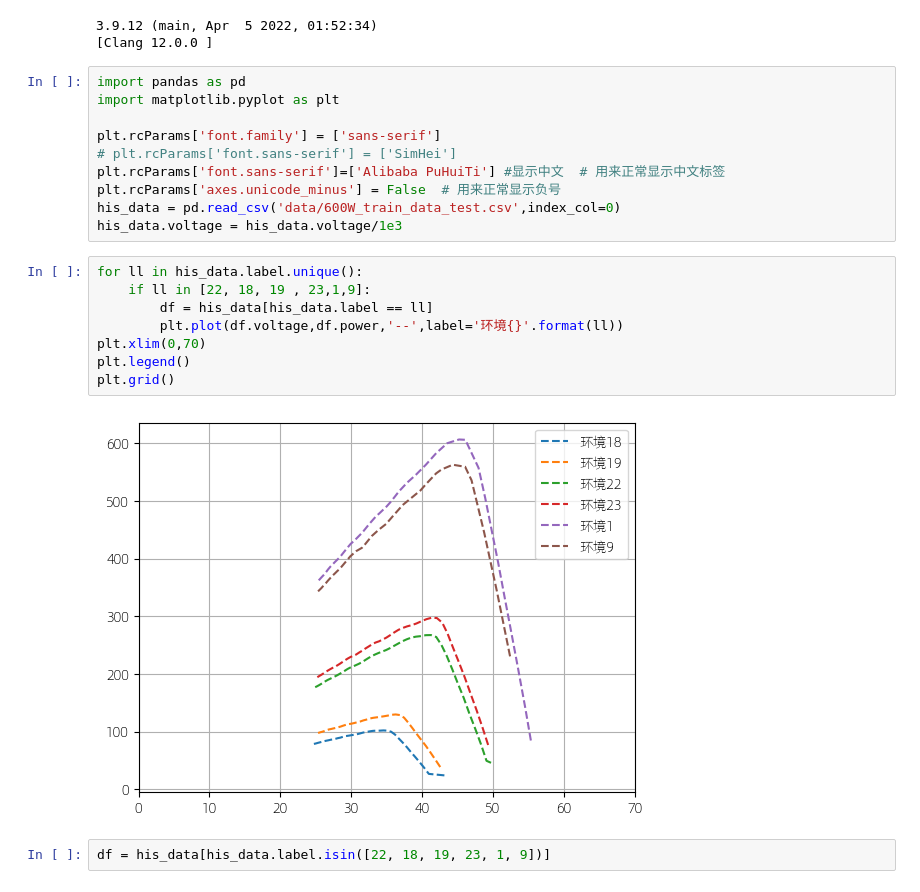
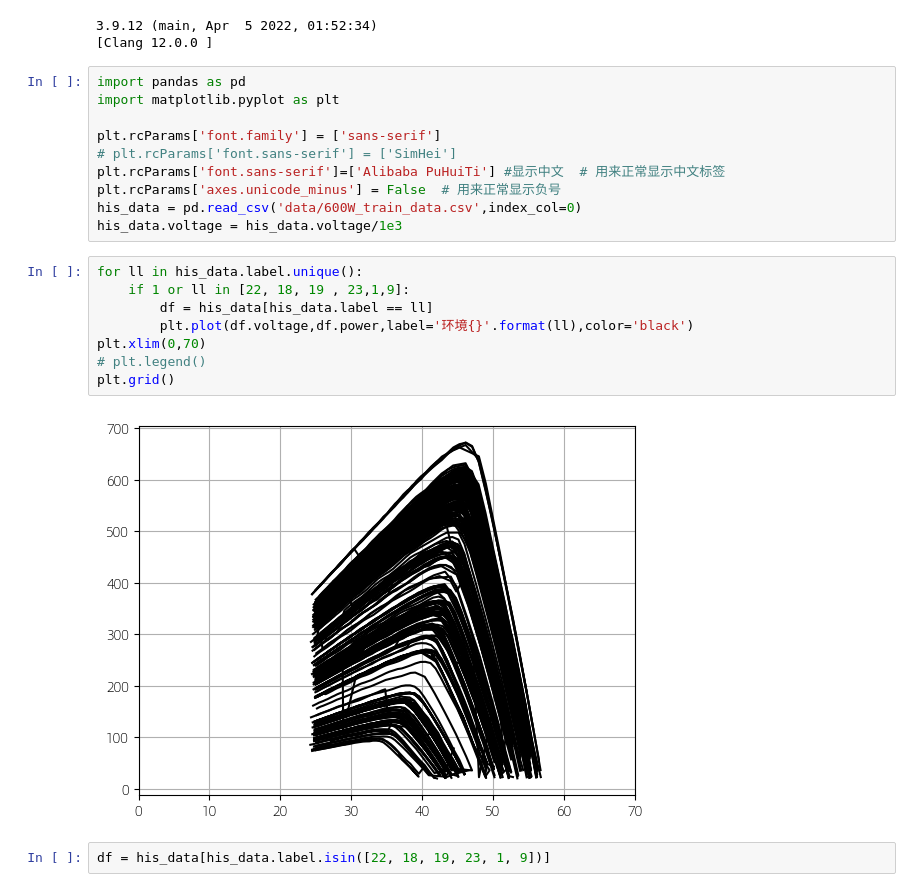
Before and after one commit to chenwt-87/mppt_aliyun, a Jupyter notebook: Untitled.ipynb, the cells around one changed output. Saved outputs shown, nothing was run; the diff lists cells and outputs as text.

```diff
--- a/Untitled.ipynb
+++ b/Untitled.ipynb
@@ -21,18 +21,18 @@ plt.rcParams['font.family'] = ['sans-serif']
 # plt.rcParams['font.sans-serif'] = ['SimHei']
 plt.rcParams['font.sans-serif']=['Alibaba PuHuiTi'] #显示中文  # 用来正常显示中文标签
 plt.rcParams['axes.unicode_minus'] = False  # 用来正常显示负号
-his_data = pd.read_csv('data/600W_train_data_test.csv',index_col=0)
+his_data = pd.read_csv('data/600W_train_data.csv',index_col=0)
 his_data.voltage = his_data.voltage/1e3
 # %%
 for ll in his_data.label.unique():
-    if ll in [22, 18, 19 , 23,1,9]:
+    if 1 or ll in [22, 18, 19 , 23,1,9]:
         df = his_data[his_data.label == ll]
-        plt.plot(df.voltage,df.power,'--',label='环境{}'.format(ll))
+        plt.plot(df.voltage,df.power,label='环境{}'.format(ll),color='black')
 plt.xlim(0,70)
-plt.legend()
+# plt.legend()
 plt.grid()
 # %% [output]
-[figure, old version]
+[figure, new version]
 # %%
 df = his_data[his_data.label.isin([22, 18, 19, 23, 1, 9])]
 # %%
```
Also changed, not shown: 6 other files.
